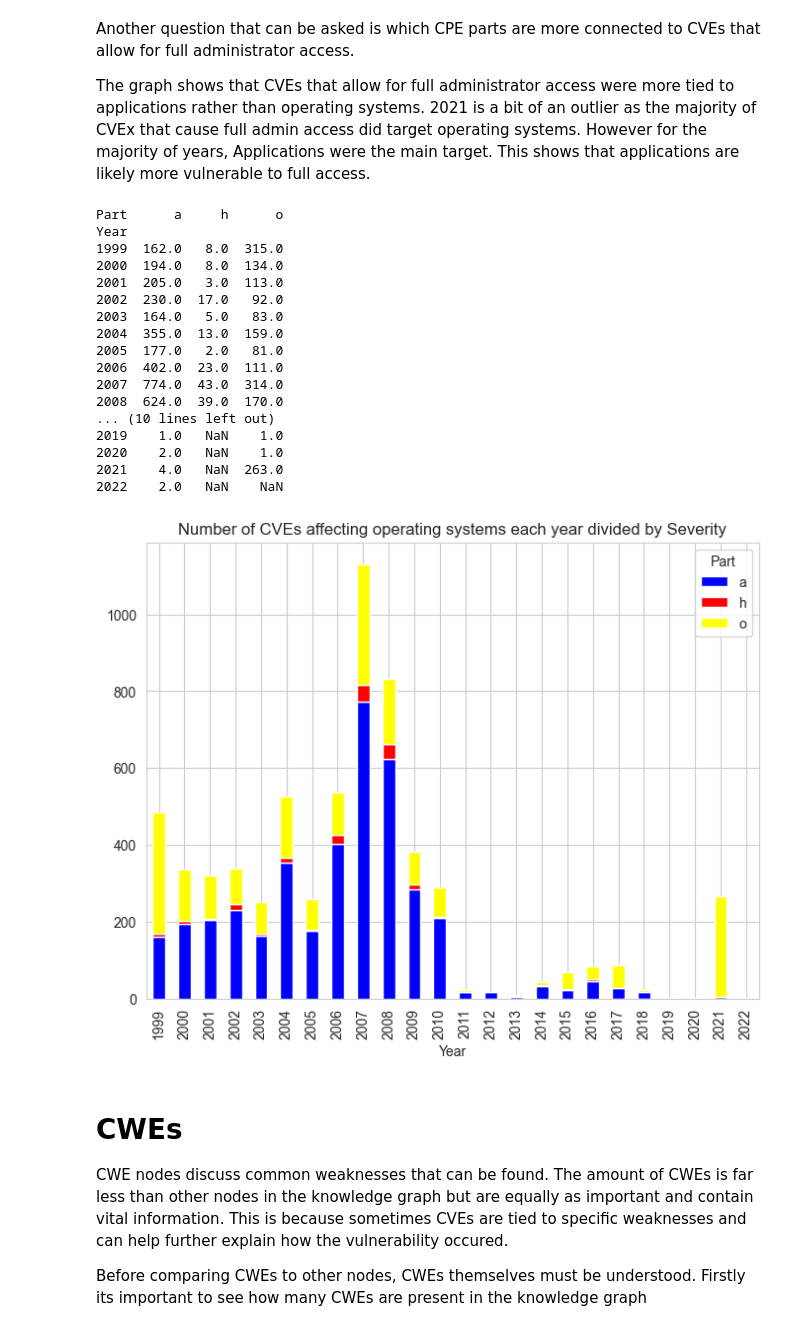
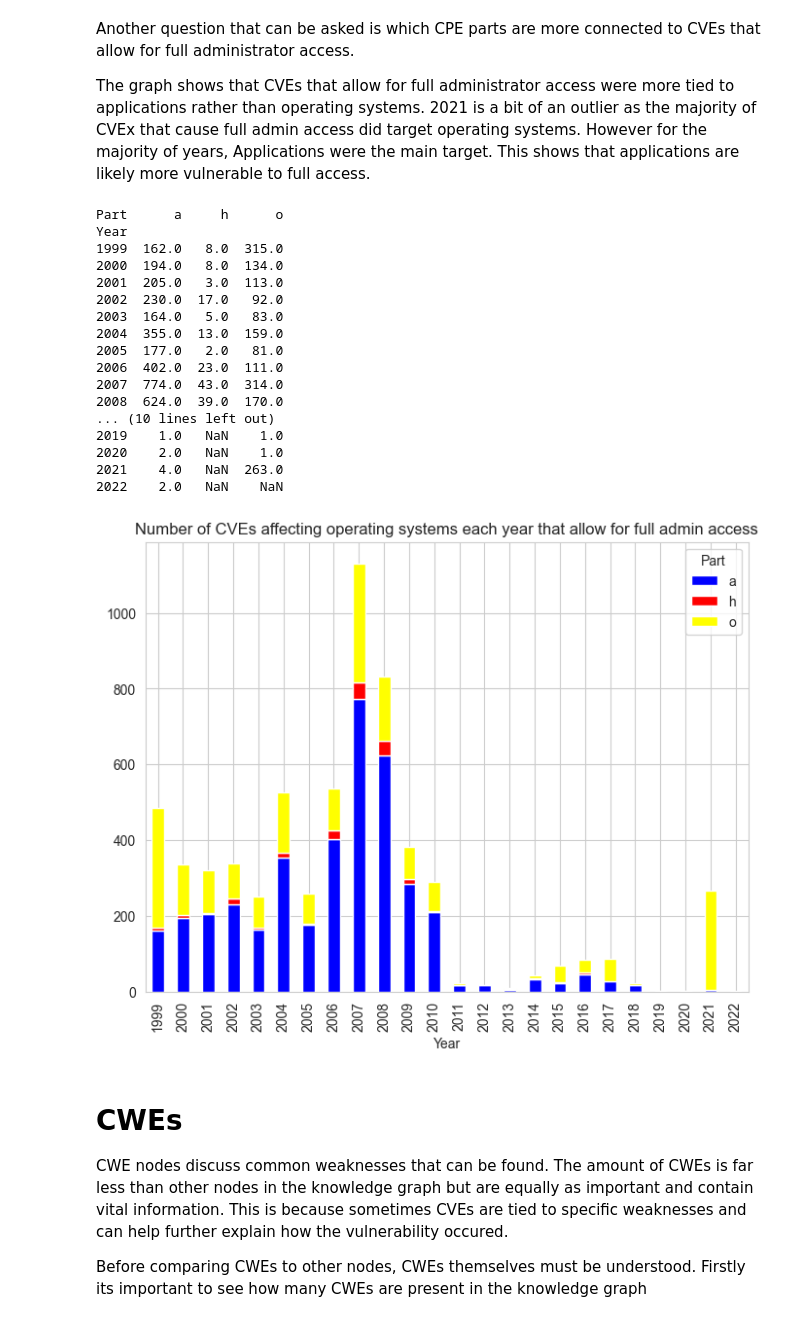
Before and after one commit to edogdu/UCKG, a Jupyter notebook: documents/notebooks/UCKG_Analysis.ipynb, the cells around one changed output. Cells and saved outputs as stored; diff of their text form; code cells hidden in the pictures.

```diff
--- a/documents/notebooks/UCKG_Analysis.ipynb
+++ b/documents/notebooks/UCKG_Analysis.ipynb
@@ -467,32 +508,32 @@ records = run_query(query, parameters=params)
 
 df = pd.DataFrame(records)
 df
 
 #pivot the data to prepare to make a stacked bar graph
 pivot = df.pivot_table(index = 'Year', columns = 'Part', values = 'total_CVE_count')
 print(pivot)
 
 colors = ['Blue', 'Red', 'Yellow']
 
 ax = pivot.plot(kind='bar', stacked=True,color=colors, figsize=(8, 6))
-ax.set_title('Number of CVEs affecting operating systems each year divided by Severity')
+ax.set_title('Number of CVEs affecting operating systems each year that allow for full admin access')
 plt.show()
 # %% [output]
 Part      a     h      o
 Year
 1999  162.0   8.0  315.0
 2000  194.0   8.0  134.0
 2001  205.0   3.0  113.0
 2002  230.0  17.0   92.0
 2003  164.0   5.0   83.0
 2004  355.0  13.0  159.0
 2005  177.0   2.0   81.0
 2006  402.0  23.0  111.0
 2007  774.0  43.0  314.0
 2008  624.0  39.0  170.0
 ... (10 lines left out)
 2019    1.0   NaN    1.0
 2020    2.0   NaN    1.0
 2021    4.0   NaN  263.0
 2022    2.0   NaN    NaN
-[figure, old version]
+[figure, new version]
```
Also changed, not shown: parts of 25 cells of this notebook.
